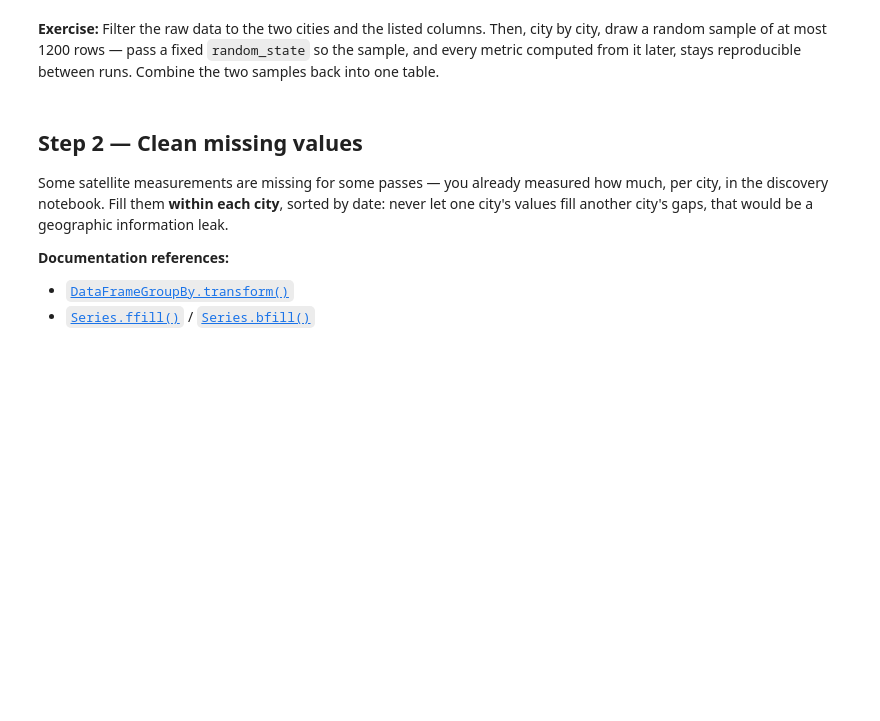
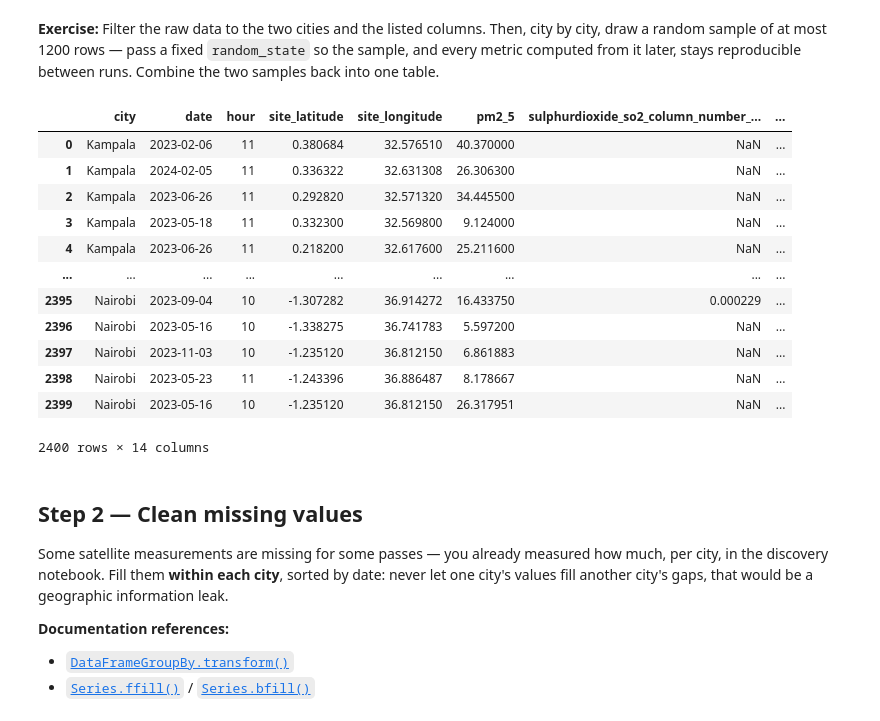
Before and after one commit to hfougerouxge1/AirQuality, a Jupyter notebook: notebooks/session2/02_pipeline.ipynb, the cells around one changed output. Drawn from its saved outputs; the diff is of its cells as text; code cells hidden in the pictures; blank space fills up the shorter version.

```diff
--- a/notebooks/session2/02_pipeline.ipynb
+++ b/notebooks/session2/02_pipeline.ipynb
@@ -38,17 +38,29 @@ Load `data/train.csv`, keep only the two cities and the columns listed above. Th
 **Exercise:** Filter the raw data to the two cities and the listed columns. Then, city by city, draw a random sample of at most 1200 rows — pass a fixed `random_state` so the sample, and every metric computed from it later, stays reproducible between runs. Combine the two samples back into one table.
 # %%
 # TODO 1: load train.csv, filter the two cities and the columns, cap at 1200 rows/city
-raw = pd.read_csv("../../data/train.csv", parse_dates=["date"])
+raw = pd.read_csv("../../data/train.csv")
 
-# Keep only the two cities of interest, and only the columns listed in COLUMNS
 raw = raw[raw["city"].isin([TRAIN_CITY, TEST_CITY])][COLUMNS]
 
-# Cap each city at 1200 rows (fewer if the city has less); fixed random_state keeps the sample reproducible
 df = pd.concat(
     [g.sample(n=min(len(g), 1200), random_state=42) for _, g in raw.groupby("city")],
     ignore_index=True,
 )
-df["city"].value_counts()
+df
+# %% [output]
+|  | city | date | hour | site_latitude | site_longitude | pm2_5 | sulphurdioxide_so2_column_number_... | ... |
+| 0 | Kampala | 2023-02-06 | 11 | 0.380684 | 32.576510 | 40.370000 | NaN | ... |
+| 1 | Kampala | 2024-02-05 | 11 | 0.336322 | 32.631308 | 26.306300 | NaN | ... |
+| 2 | Kampala | 2023-06-26 | 11 | 0.292820 | 32.571320 | 34.445500 | NaN | ... |
+| 3 | Kampala | 2023-05-18 | 11 | 0.332300 | 32.569800 | 9.124000 | NaN | ... |
+| 4 | Kampala | 2023-06-26 | 11 | 0.218200 | 32.617600 | 25.211600 | NaN | ... |
+| ... | ... | ... | ... | ... | ... | ... | ... | ... |
+| 2395 | Nairobi | 2023-09-04 | 10 | -1.307282 | 36.914272 | 16.433750 | 0.000229 | ... |
+| 2396 | Nairobi | 2023-05-16 | 10 | -1.338275 | 36.741783 | 5.597200 | NaN | ... |
+| 2397 | Nairobi | 2023-11-03 | 10 | -1.235120 | 36.812150 | 6.861883 | NaN | ... |
+| 2398 | Nairobi | 2023-05-23 | 11 | -1.243396 | 36.886487 | 8.178667 | NaN | ... |
+| 2399 | Nairobi | 2023-05-16 | 10 | -1.235120 | 36.812150 | 26.317951 | NaN | ... |
+2400 rows × 14 columns
 # %% [markdown]
 ## Step 2 — Clean missing values
 
```
Also changed, not shown: parts of 2 cells of this notebook.
